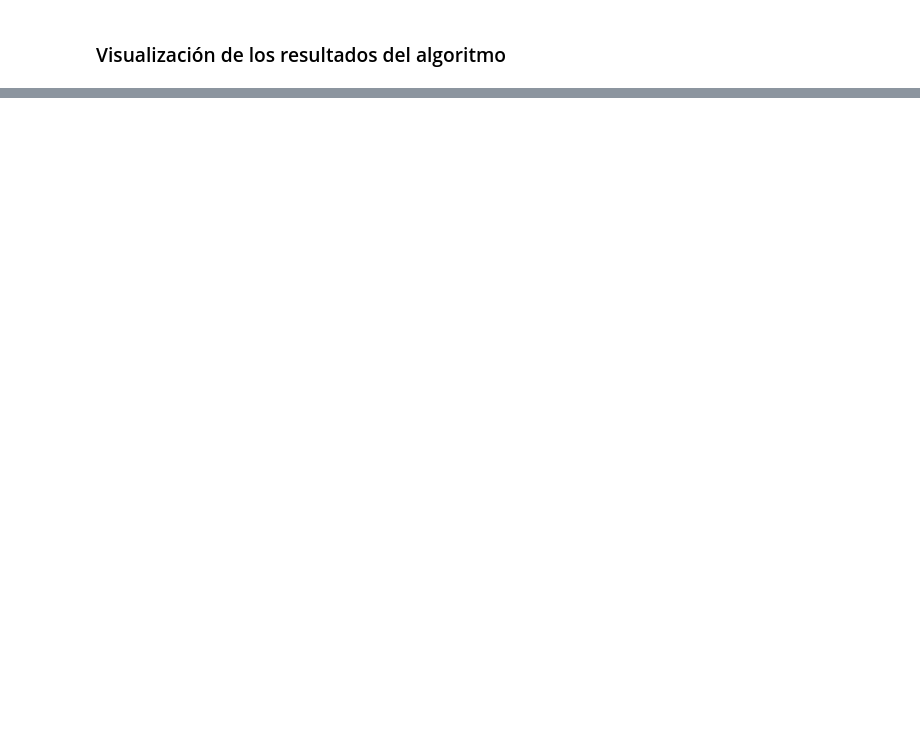
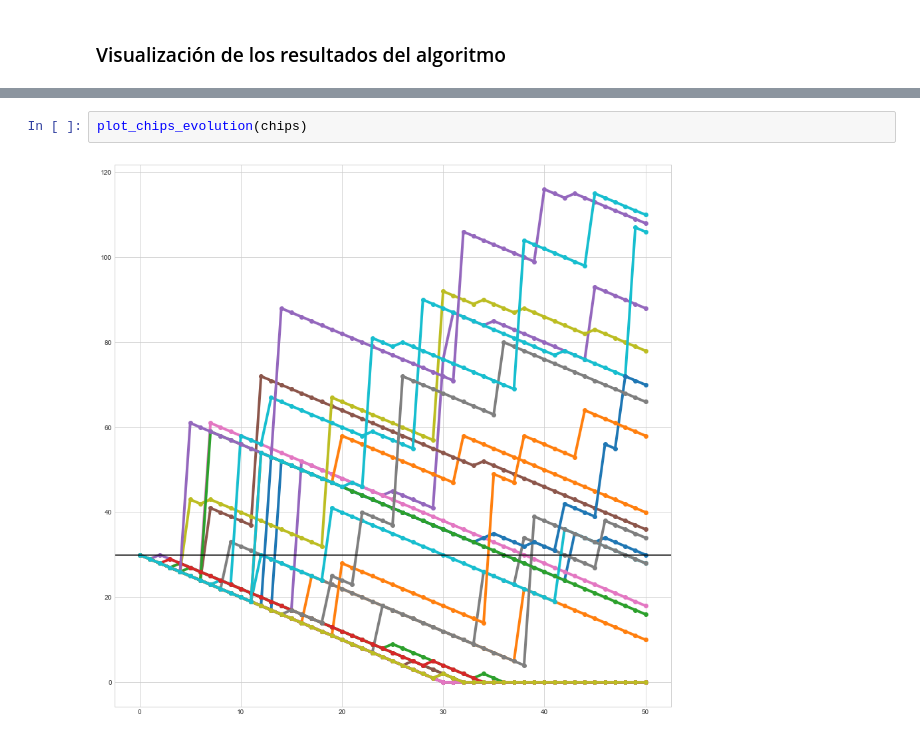
Before and after one commit to scaverod/GamblingMarkovChain, a Jupyter notebook: enunciado.ipynb, the cells around one changed output, grey strips where cells are left out. Drawn from its saved outputs; the diff is of its cells as text; blank space fills up the shorter version.

```diff
--- a/enunciado.ipynb
+++ b/enunciado.ipynb
@@ -467,0 +589,4 @@ Fichas obtenidas: 43.46666666666667
+# %%
+plot_chips_evolution(chips)
+# %% [output]
+[figure, added]
```
Also changed, not shown: parts of 28 cells of this notebook.
